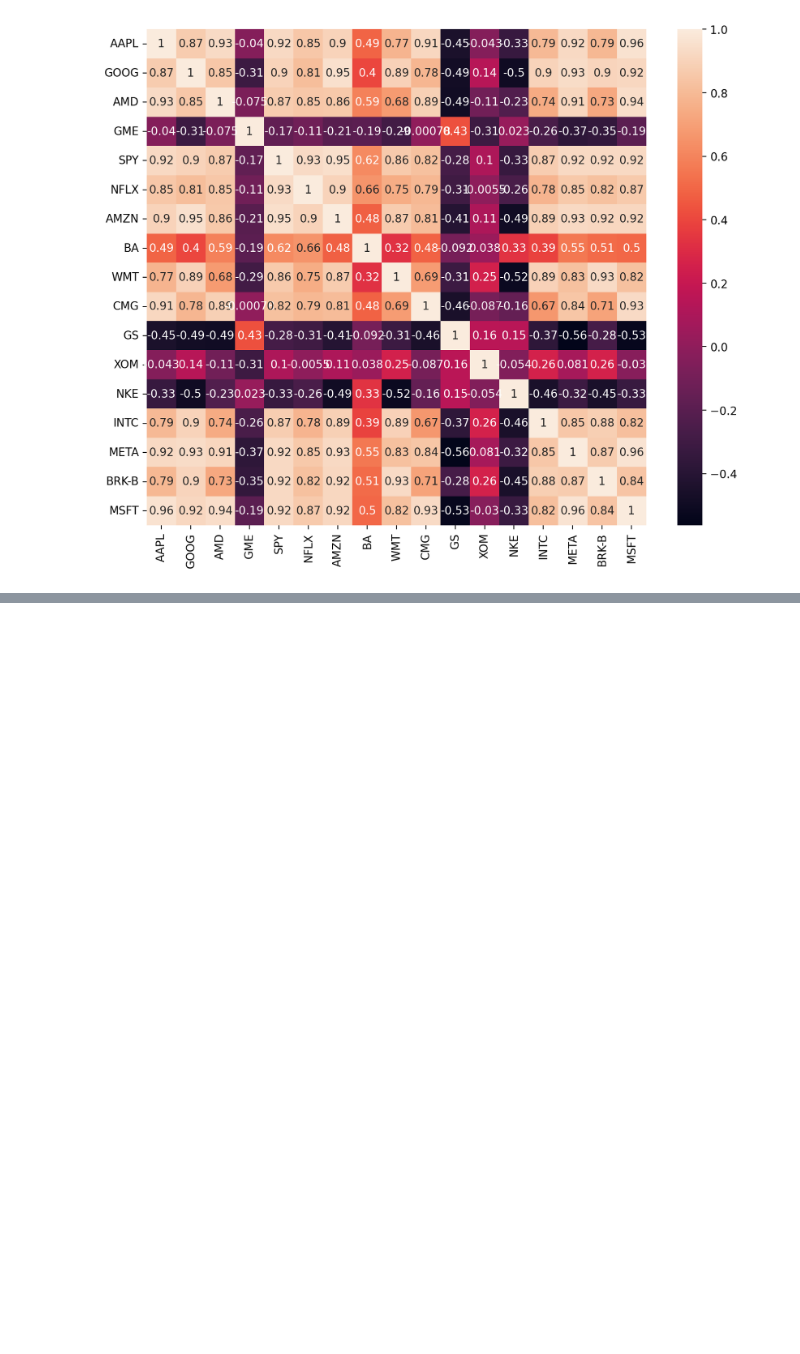
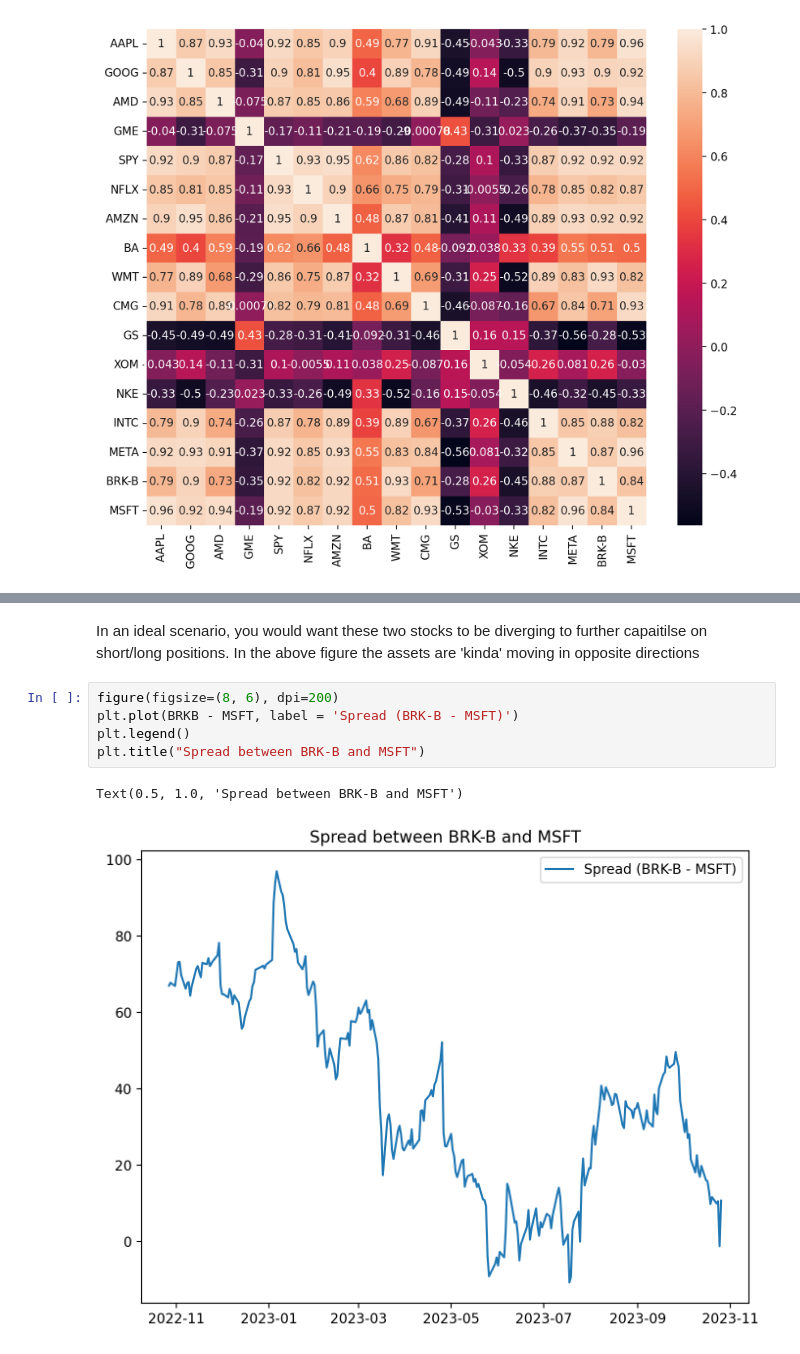
Before and after one commit to AnthonyLovesCoffee/pairs-trading-model, a Jupyter notebook: pairs_trading.ipynb, the cells around one changed output, grey strips where cells are left out. Saved outputs shown, nothing was run; the diff lists cells and outputs as text; blank space fills up the shorter version.

```diff
--- a/pairs_trading.ipynb
+++ b/pairs_trading.ipynb
@@ -86,0 +103,10 @@ sns.heatmap(correlation_matrix, annot = True)
+# %% [markdown]
+In an ideal scenario, you would want these two stocks to be diverging to further capaitilse on short/long positions. In the above figure the assets are 'kinda' moving in opposite directions
+# %%
+figure(figsize=(8, 6), dpi=200)
+plt.plot(BRKB - MSFT, label = 'Spread (BRK-B - MSFT)')
+plt.legend()
+plt.title("Spread between BRK-B and MSFT")
+# %% [output]
+Text(0.5, 1.0, 'Spread between BRK-B and MSFT')
+[figure, added]
```
Also changed, not shown: parts of 14 cells of this notebook.
